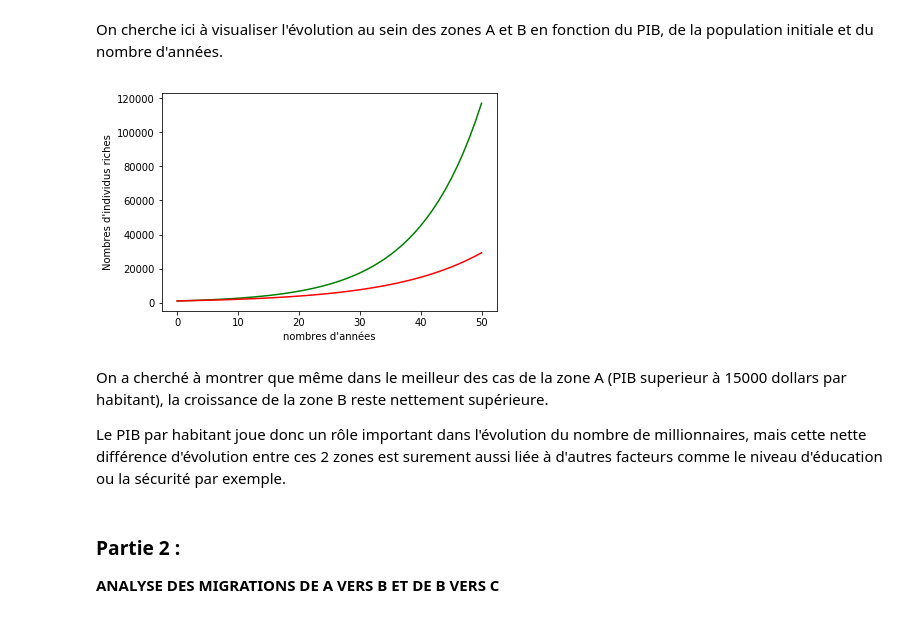
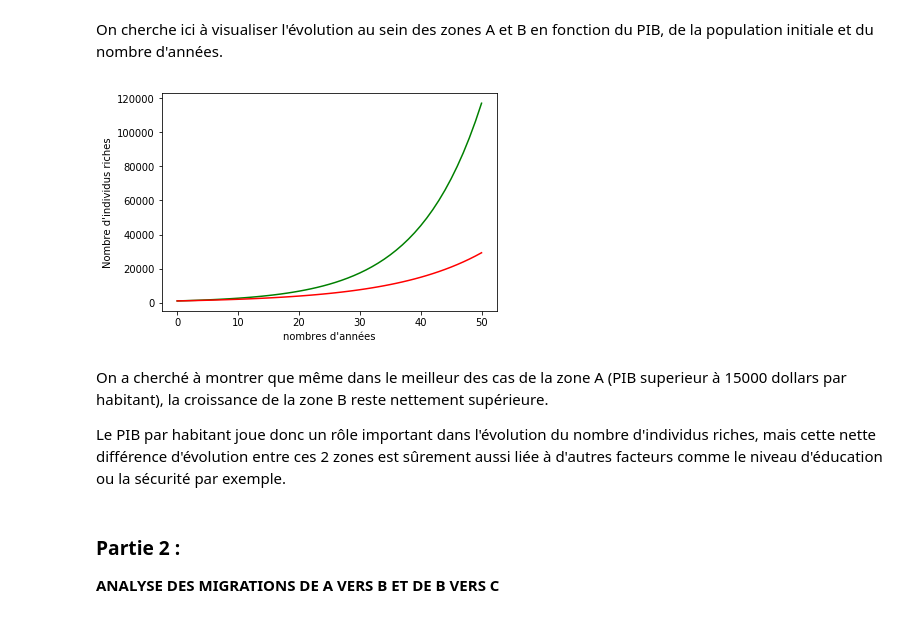
Before and after one commit to Nathceylon/ARE, a Jupyter notebook: notebookARE.ipynb, the cells around one changed output. Cells and saved outputs as stored; diff of their text form; code cells hidden in the pictures.

```diff
--- a/notebookARE.ipynb
+++ b/notebookARE.ipynb
@@ -92,32 +92,32 @@ On cherche ici à visualiser l'évolution au sein des zones A et B en fonction d
 # %%
 import numpy as np
 import matplotlib.pyplot as plt
 
 #PIB : int
 PIB = 19000
 #pop_init : int
 pop_init = 1000
 
 
 #A : list[int]
 A = var_A(PIB, pop_init, 50)
 
 #B : list[int]
 B = var_B(pop_init, 50)
 
 plt.figure()
 plt.plot(B, "g")
 plt.plot(A, "r")
-plt.ylabel("Nombres d'individus riches")
+plt.ylabel("Nombre d'individus riches")
 plt.xlabel("nombres d'années")
 
 plt.show()
 # %% [output]
-[figure, old version]
+[figure, new version]
 # %% [markdown]
 On a cherché à montrer que même dans le meilleur des cas de la zone A (PIB superieur à 15000 dollars par habitant), la croissance de la zone B reste nettement supérieure.
 
-Le PIB par habitant joue donc un rôle important dans l'évolution du nombre de millionnaires, mais cette nette différence d'évolution entre ces 2 zones est surement aussi liée à d'autres facteurs comme le niveau d'éducation ou la sécurité par exemple.
+Le PIB par habitant joue donc un rôle important dans l'évolution du nombre d'individus riches, mais cette nette différence d'évolution entre ces 2 zones est sûrement aussi liée à d'autres facteurs comme le niveau d'éducation ou la sécurité par exemple.
 # %% [markdown]
 ### Partie 2 :
    __ANALYSE DES MIGRATIONS DE A VERS B ET DE B VERS C__
```
Also changed, not shown: parts of 10 cells of this notebook.
